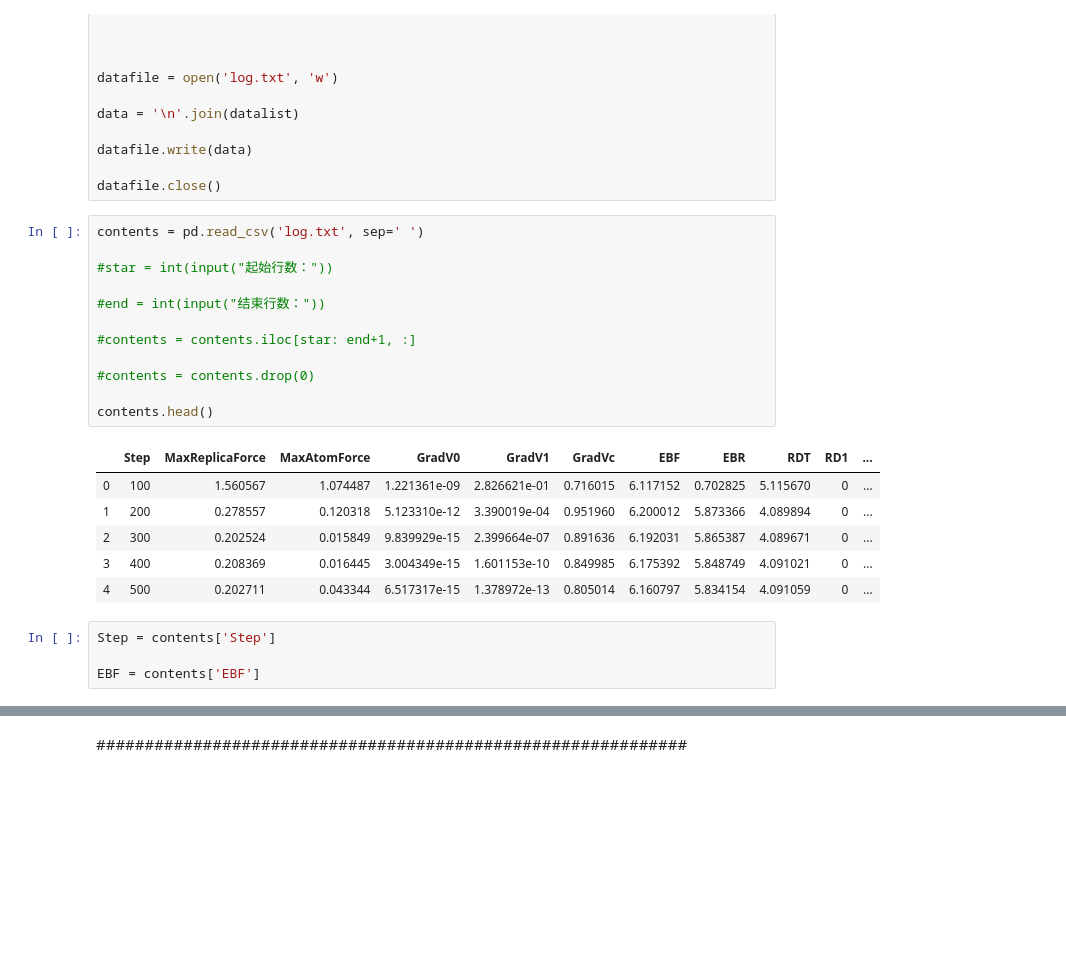
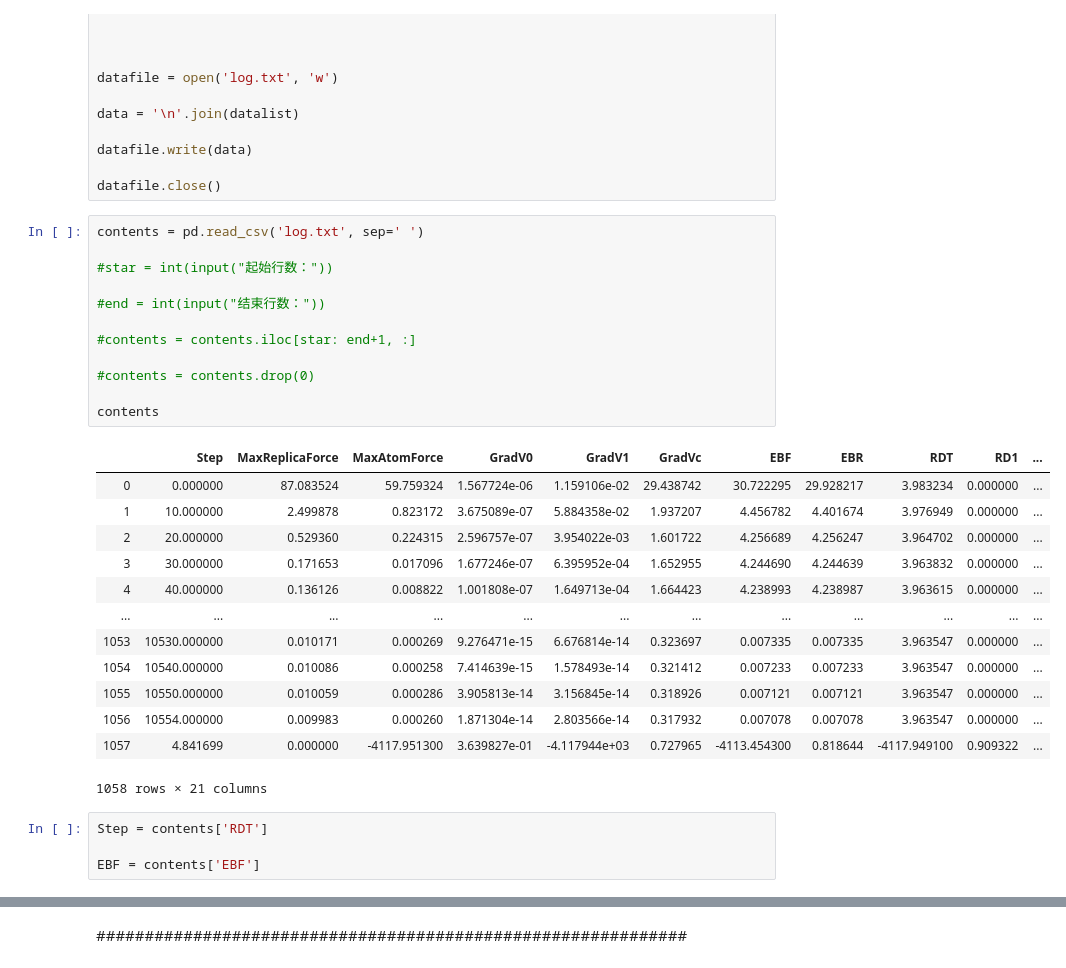
Before and after one commit to YuanshuoZhangDE/Python, a Jupyter notebook: Jupyter/Lammps Data Analysis/NEB/Untitled.ipynb, the cells around one changed output, grey strips where cells are left out. Saved outputs shown, nothing was run; the diff lists cells and outputs as text; blank space fills up the shorter version.

```diff
--- a/Jupyter/Lammps Data Analysis/NEB/Untitled.ipynb
+++ b/Jupyter/Lammps Data Analysis/NEB/Untitled.ipynb
@@ -28,24 +28,31 @@ datafile.close()
 # %%
 contents = pd.read_csv('log.txt', sep=' ')
 
 #star = int(input("起始行数："))
 
 #end = int(input("结束行数："))
 
 #contents = contents.iloc[star: end+1, :]
 
 #contents = contents.drop(0)
 
-contents.head()
+contents
 # %% [output]
 |  | Step | MaxReplicaForce | MaxAtomForce | GradV0 | GradV1 | GradVc | EBF | EBR | RDT | RD1 | ... |
-| 0 | 100 | 1.560567 | 1.074487 | 1.221361e-09 | 2.826621e-01 | 0.716015 | 6.117152 | 0.702825 | 5.115670 | 0 | ... |
-| 1 | 200 | 0.278557 | 0.120318 | 5.123310e-12 | 3.390019e-04 | 0.951960 | 6.200012 | 5.873366 | 4.089894 | 0 | ... |
-| 2 | 300 | 0.202524 | 0.015849 | 9.839929e-15 | 2.399664e-07 | 0.891636 | 6.192031 | 5.865387 | 4.089671 | 0 | ... |
-| 3 | 400 | 0.208369 | 0.016445 | 3.004349e-15 | 1.601153e-10 | 0.849985 | 6.175392 | 5.848749 | 4.091021 | 0 | ... |
-| 4 | 500 | 0.202711 | 0.043344 | 6.517317e-15 | 1.378972e-13 | 0.805014 | 6.160797 | 5.834154 | 4.091059 | 0 | ... |
+| 0 | 0.000000 | 87.083524 | 59.759324 | 1.567724e-06 | 1.159106e-02 | 29.438742 | 30.722295 | 29.928217 | 3.983234 | 0.000000 | ... |
+| 1 | 10.000000 | 2.499878 | 0.823172 | 3.675089e-07 | 5.884358e-02 | 1.937207 | 4.456782 | 4.401674 | 3.976949 | 0.000000 | ... |
+| 2 | 20.000000 | 0.529360 | 0.224315 | 2.596757e-07 | 3.954022e-03 | 1.601722 | 4.256689 | 4.256247 | 3.964702 | 0.000000 | ... |
+| 3 | 30.000000 | 0.171653 | 0.017096 | 1.677246e-07 | 6.395952e-04 | 1.652955 | 4.244690 | 4.244639 | 3.963832 | 0.000000 | ... |
+| 4 | 40.000000 | 0.136126 | 0.008822 | 1.001808e-07 | 1.649713e-04 | 1.664423 | 4.238993 | 4.238987 | 3.963615 | 0.000000 | ... |
+| ... | ... | ... | ... | ... | ... | ... | ... | ... | ... | ... | ... |
+| 1053 | 10530.000000 | 0.010171 | 0.000269 | 9.276471e-15 | 6.676814e-14 | 0.323697 | 0.007335 | 0.007335 | 3.963547 | 0.000000 | ... |
+| 1054 | 10540.000000 | 0.010086 | 0.000258 | 7.414639e-15 | 1.578493e-14 | 0.321412 | 0.007233 | 0.007233 | 3.963547 | 0.000000 | ... |
+| 1055 | 10550.000000 | 0.010059 | 0.000286 | 3.905813e-14 | 3.156845e-14 | 0.318926 | 0.007121 | 0.007121 | 3.963547 | 0.000000 | ... |
+| 1056 | 10554.000000 | 0.009983 | 0.000260 | 1.871304e-14 | 2.803566e-14 | 0.317932 | 0.007078 | 0.007078 | 3.963547 | 0.000000 | ... |
+| 1057 | 4.841699 | 0.000000 | -4117.951300 | 3.639827e-01 | -4.117944e+03 | 0.727965 | -4113.454300 | 0.818644 | -4117.949100 | 0.909322 | ... |
+1058 rows × 21 columns
 # %%
-Step = contents['Step']
+Step = contents['RDT']
 
 EBF = contents['EBF']
 # %%
```
Also changed, not shown: parts of 5 cells of this notebook, 9 other files.
